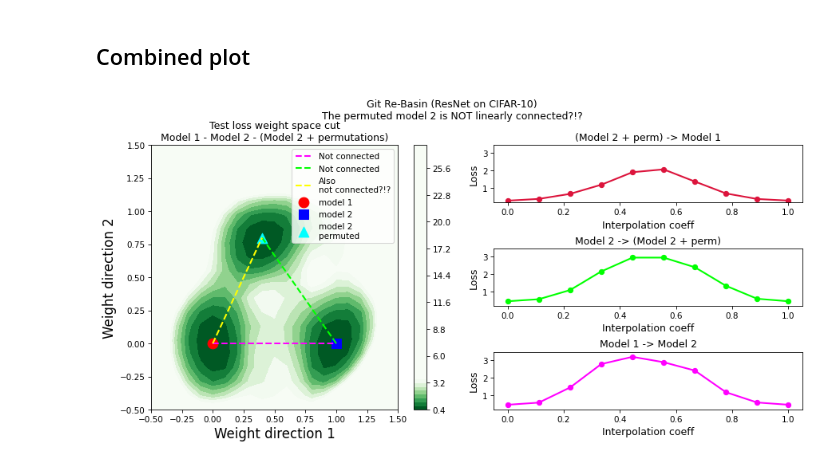
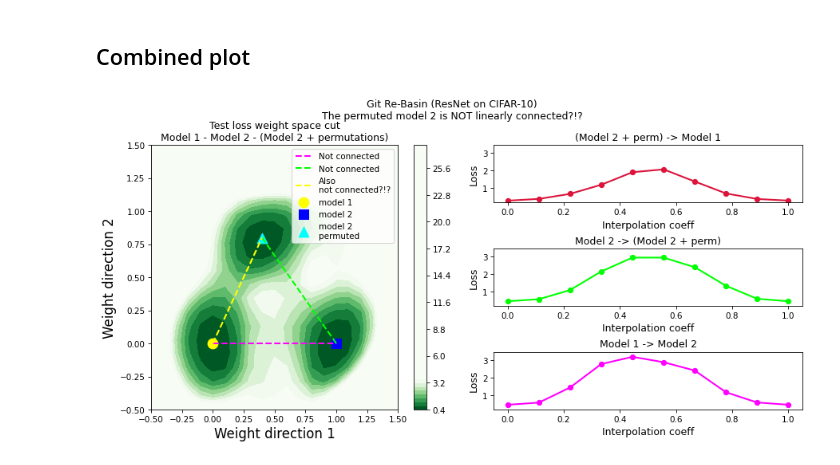
Before and after one commit to stanislavfort/dissect-git-re-basin, a Jupyter notebook: git_rebasin_Stan_ResNet_CIFAR10.ipynb, the cells around one changed output. Drawn from its saved outputs; the diff is of its cells as text; code cells hidden in the pictures.

```diff
--- a/git_rebasin_Stan_ResNet_CIFAR10.ipynb
+++ b/git_rebasin_Stan_ResNet_CIFAR10.ipynb
@@ -1340,7 +1340,7 @@ plt.contourf(t1s,t2s,loss_grid.T,cmap=plt.cm.Greens_r,vmax=3.5,levels=70)
 plt.colorbar()
 
 x1,y1 = projection(v1)
-plt.scatter([x1],[y1],marker="o",color="red",label="model 1",s=150)
+plt.scatter([x1],[y1],marker="o",color="yellow",label="model 1",s=150)
 
 x2,y2 = projection(v2)
 plt.scatter([x2],[y2],marker="s",color="blue",label="model 2",s=150)
@@ -1378,31 +1378,31 @@ ts, test_losses_list, test_accs_list, train_losses_list, train_accs_list = get_l
 
 plt.title(f"(Model 2 + perm) -> Model 1",fontsize=12)
 plt.plot(ts,train_losses_list,label="train",marker="o",color="crimson",linewidth=2)
 plt.xlabel("Interpolation coeff",fontsize=12)
 plt.ylabel("Loss",fontsize=12)
 plt.ylim([lower_lim, upper_lim])
 
 
 plt.subplot(3,2,4)
 ts, test_losses_list, test_accs_list, train_losses_list, train_accs_list = get_linear_cut(flattened_model2, flattened_model2_permuted_flat, 10)
 plt.title(f"Model 2 -> (Model 2 + perm)",fontsize=12)
 plt.plot(ts,test_losses_list,label="test",marker="o",color="lime",linewidth=2)
 plt.xlabel("Interpolation coeff",fontsize=12)
 plt.ylabel("Loss",fontsize=12)
 plt.ylim([lower_lim, upper_lim])
 
 plt.subplot(3,2,6)
 ts, test_losses_list, test_accs_list, train_losses_list, train_accs_list = get_linear_cut(flattened_model1, flattened_model2, 10)
 plt.title(f"Model 1 -> Model 2",fontsize=12)
 plt.plot(ts,test_losses_list,label="test",marker="o",color="fuchsia",linewidth=2)
 plt.ylim([np.min(test_losses_list),np.max(test_losses_list)])
 plt.xlabel("Interpolation coeff",fontsize=12)
 plt.ylabel("Loss",fontsize=12)
 
 plt.ylim([lower_lim, upper_lim])
 
 plt.tight_layout()
 plt.subplots_adjust(top=0.85)
 plt.show()
 # %% [output]
-[figure, old version]
+[figure, new version]
```
Also changed, not shown: parts of 1 cell of this notebook.
